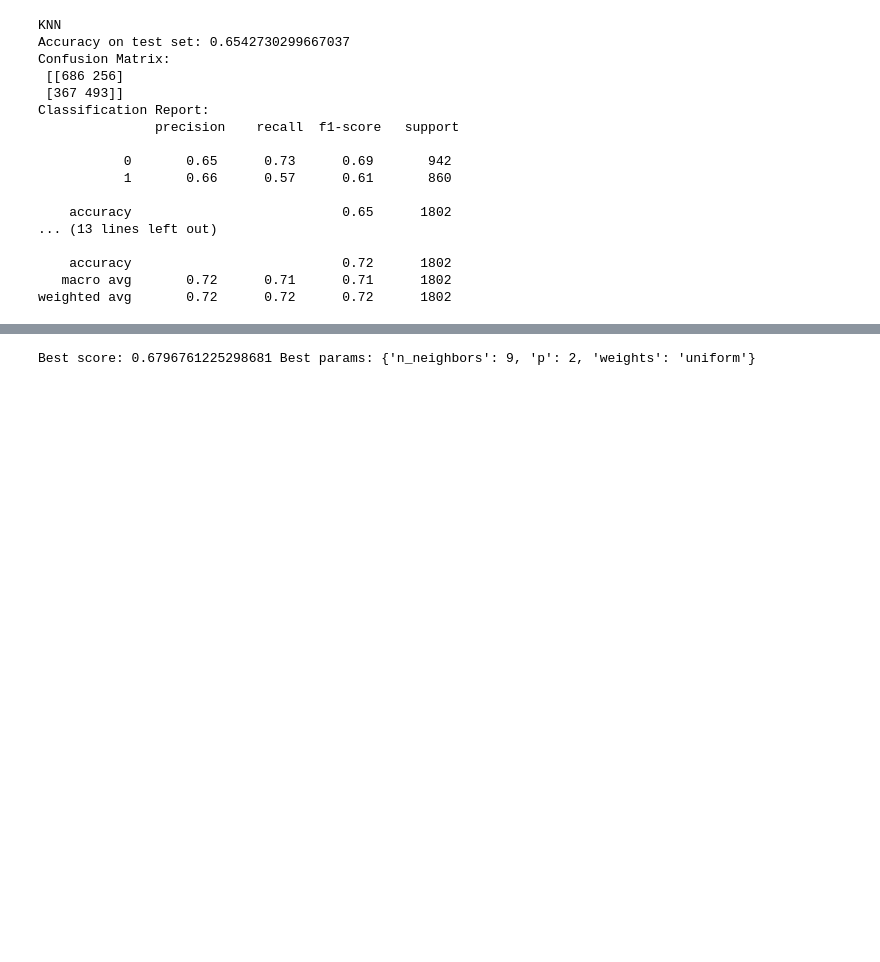
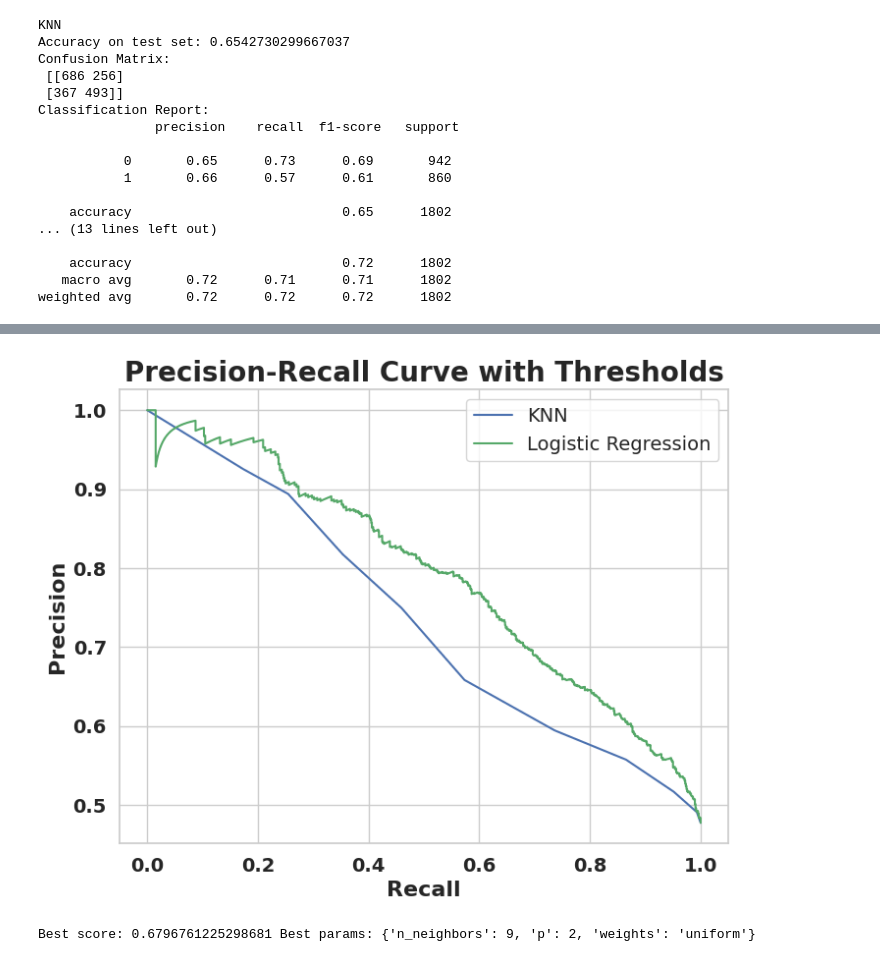
Before and after one commit to Ecological-Complexity-Lab/link_prediction_project, a Jupyter notebook: MLmodel.ipynb, the cells around one changed output, grey strips where cells are left out. Cells and saved outputs as stored; diff of their text form; code cells hidden in the pictures; blank space fills up the shorter version.

```diff
--- a/MLmodel.ipynb
+++ b/MLmodel.ipynb
@@ -264,3 +282,24 @@ weighted avg       0.72      0.72      0.72      1802
+# %%
+y_prob_knn = knn.predict_proba(X_test_resampled)[:, 1]
+y_prob_lr = lr.predict_proba(X_test_resampled)[:, 1]
+precision_knn, recall_knn, thresholds_knn = precision_recall_curve(y_test_resampled, y_prob_knn)
+precision_lr, recall_lr, thresholds_lr = precision_recall_curve(y_test_resampled, y_prob_lr)
+plt.figure(figsize=(8, 6))
+
+plt.plot(recall_knn, precision_knn, label='KNN', color='b')
+plt.plot(recall_lr, precision_lr, label='Logistic Regression', color='g')
+
+plt.xlabel('Recall', weight='bold', fontsize=16)
+plt.xticks(weight='bold', fontsize=14)
+plt.ylabel('Precision', weight='bold', fontsize=16)
+plt.yticks(weight='bold', fontsize=14)
+plt.title('Precision-Recall Curve with Thresholds', weight='bold', fontsize=20)
+plt.legend(prop={'size':14})
+plt.grid(True)
+plt.savefig('PrecisionRecallCurve.png', dpi=300, bbox_inches='tight')
+plt.show()
+# %% [output]
+[figure, added]
 # %%
 # perform grid search
 grid = {
```
Also changed, not shown: parts of 11 cells of this notebook.
